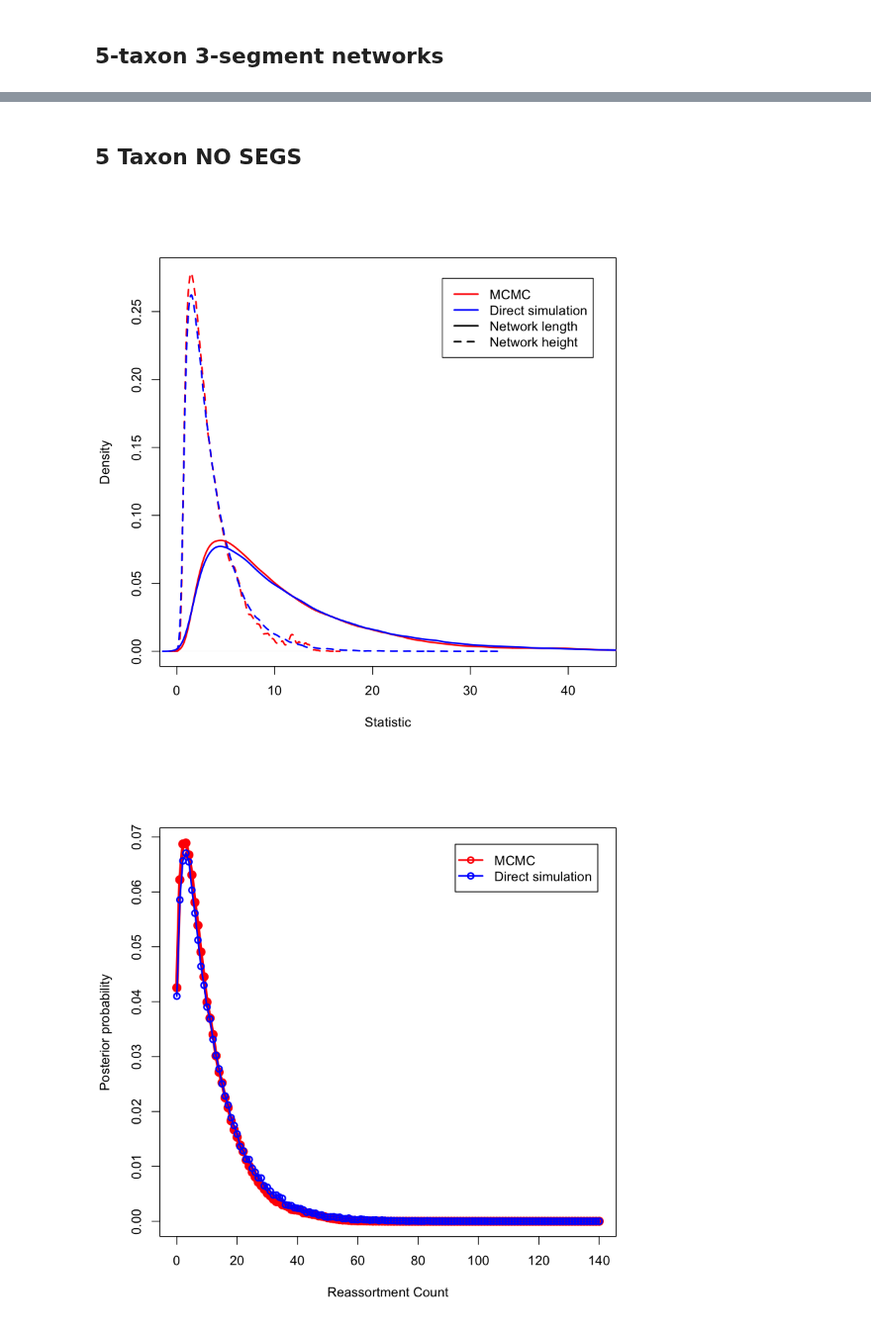
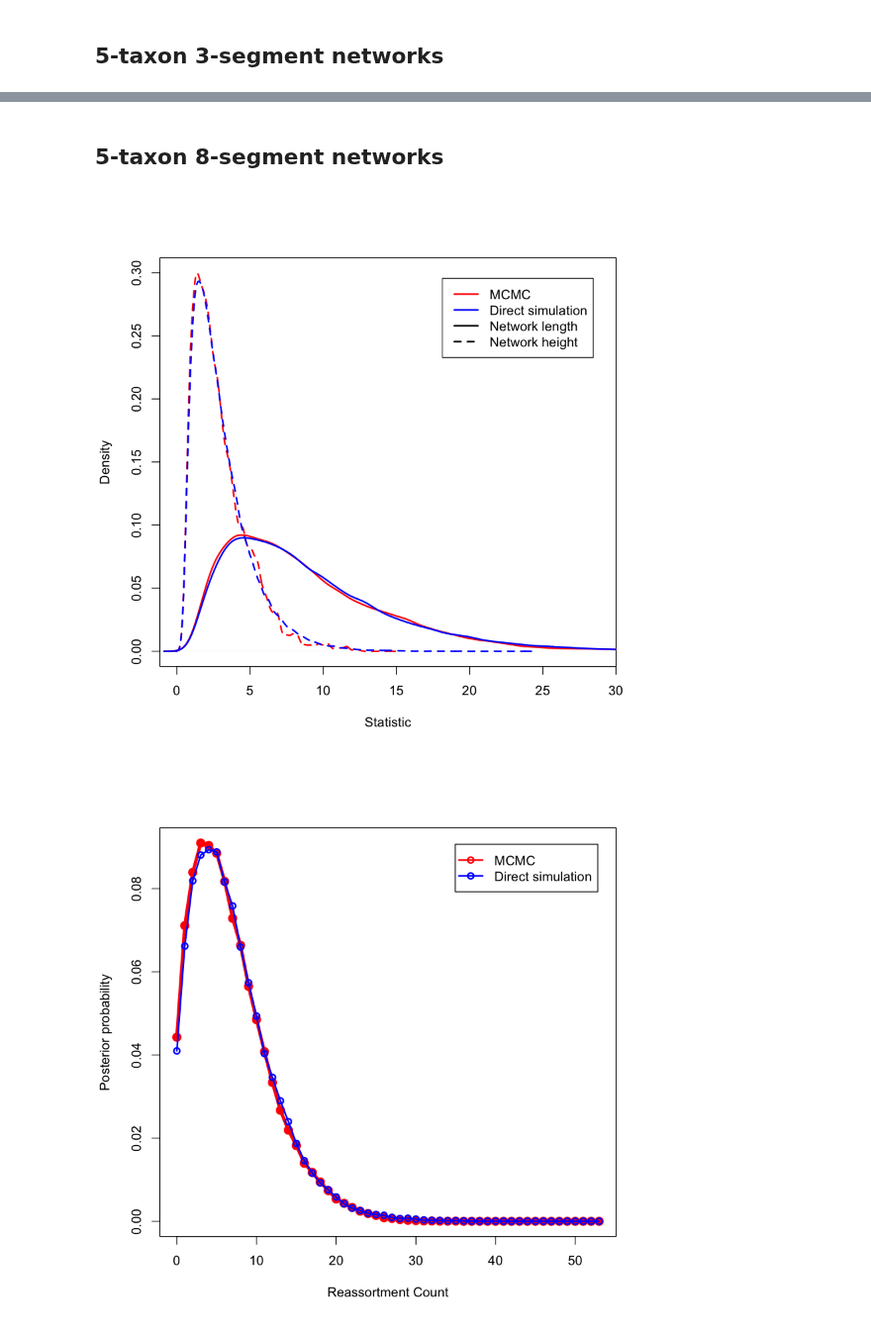
Before and after one commit to nicfel/CoalRe, a Jupyter notebook: validation/Validation.ipynb, the cells around one changed output, grey strips where cells are left out. Shown at 99% size. Drawn from its saved outputs; the diff is of its cells as text; code cells hidden in the pictures.

Commit message:
Validated for 8 segs, removed NOSEGS code.

```diff
--- a/validation/Validation.ipynb
+++ b/validation/Validation.ipynb
@@ -122,8 +118,8 @@ log(1/3/2/2)
-# %% [markdown]
-## 5 Taxon NO SEGS
+# %% [markdown]
+## 5-taxon 8-segment networks
 # %%
-doCompare("simulate_serial5taxonNOSEGS.log",
-          "testAddRemove_serial5taxonNOSEGS.log")
+doCompare("simulate_serial5taxon8seg.log",
+          "testAddRemove_serial5taxon8seg.log")
 # %% [output]
-[figure, old version]
+[figure, new version]
-[figure, old version]
+[figure, new version]
```
Also changed, not shown: parts of 4 cells of this notebook, 2 other files.
